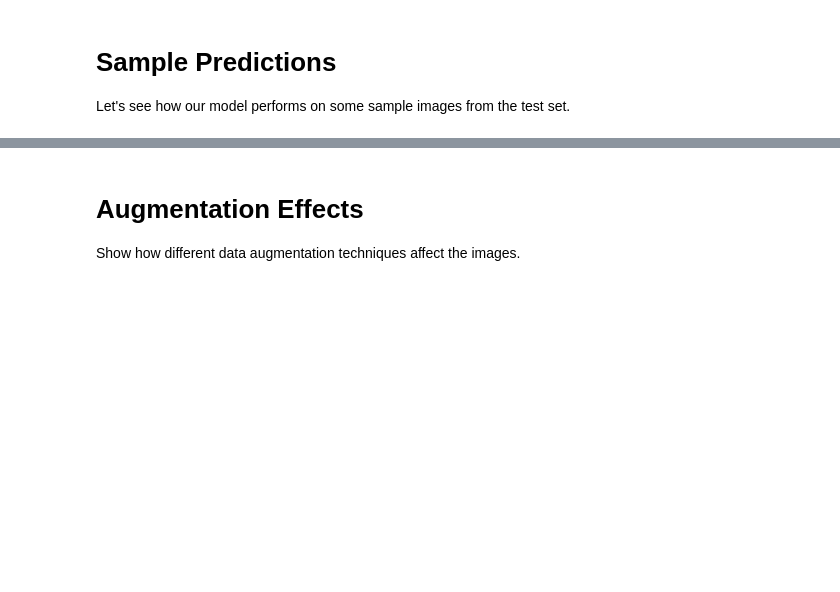
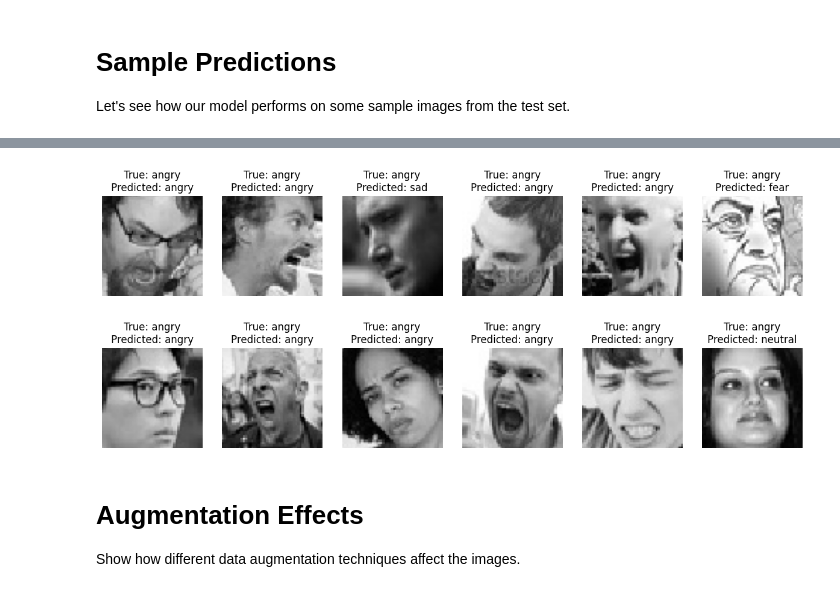
Before and after one commit to mohamadsolouki/Computer-vision-emotion-detection, a Jupyter notebook: model.ipynb, the cells around one changed output, grey strips where cells are left out. Drawn from its saved outputs; the diff is of its cells as text; code cells hidden in the pictures; blank space fills up the shorter version.

```diff
--- a/model.ipynb
+++ b/model.ipynb
@@ -391,0 +348,26 @@ plot_images_with_predictions(test_data, model)
+# %%
+# Change predicted labels from numbers to class names
+def get_class_name(class_index, test_data):
+    for class_name, index in test_data.class_indices.items():
+        if index == class_index:
+            return class_name
+
+    return None
+
+# Visualize real images and their predicted labels in one image
+def visualize_predictions(model, test_data):
+    plt.figure(figsize=(15, 6))
+    for images, labels in test_data:
+        predictions = model.predict(images)
+        predicted_labels = np.argmax(predictions, axis=1)
+        for i in range(12):
+            plt.subplot(2, 6, i + 1)
+            plt.imshow(images[i])
+            plt.title(f"True: {get_class_name(np.argmax(labels[i]), test_data)}\nPredicted: {get_class_name(predicted_labels[i], test_data)}")
+            plt.axis('off')
+        break
+    plt.savefig('images/predictions.png')
+    plt.show()
+
+visualize_predictions(model, test_data)
+# %% [output]
@@ -392,3 +375,4 @@ plot_images_with_predictions(test_data, model)
+[figure, added]
 # %% [markdown]
 # Augmentation Effects
 Show how different data augmentation techniques affect the images.
```
Also changed, not shown: parts of 15 cells of this notebook, 9 other files.
